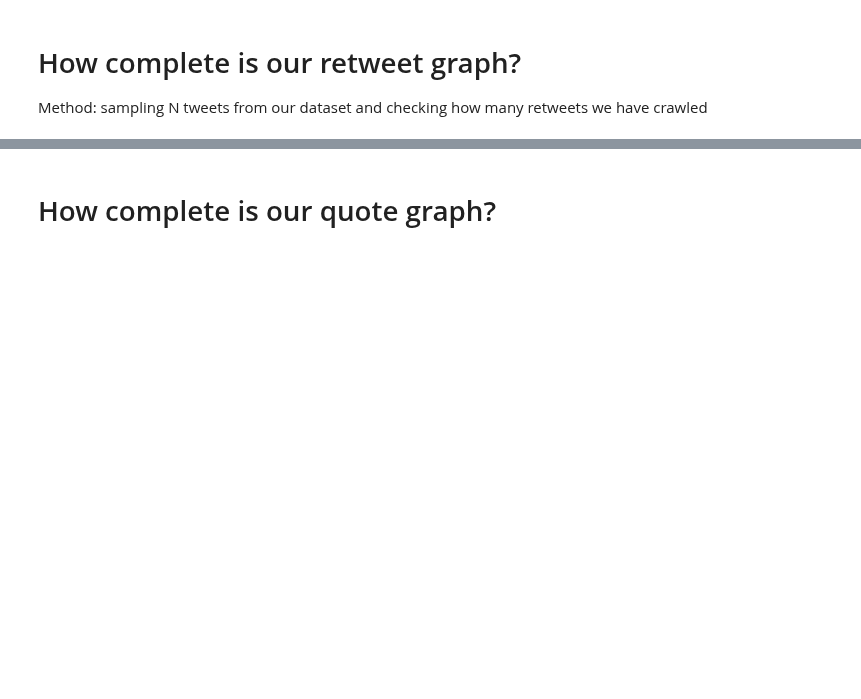
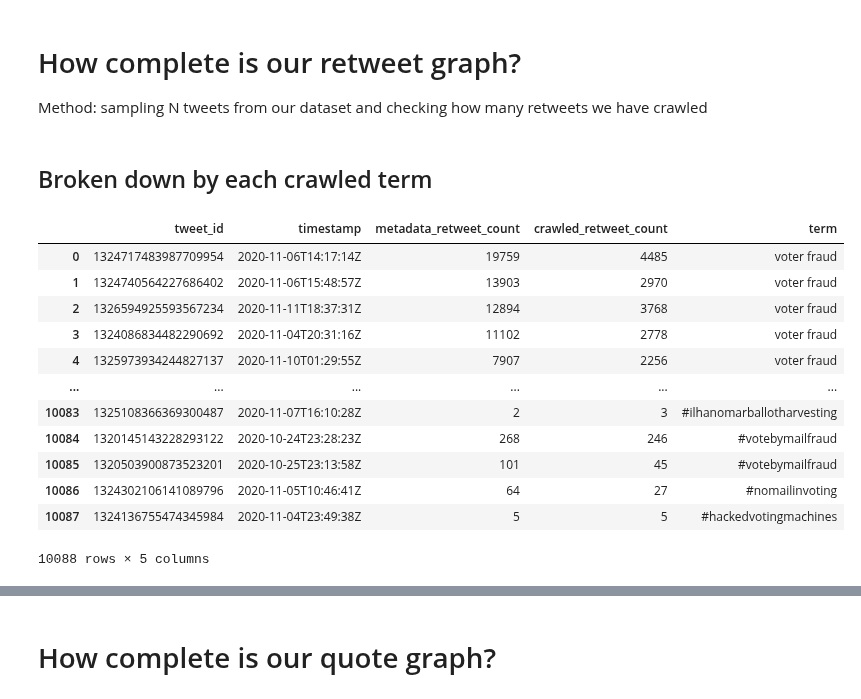
Before and after one commit to sTechLab/VoterFraud2020-analysis, a Jupyter notebook: notebooks/retweet_coverage.ipynb, the cells around one changed output, grey strips where cells are left out. Saved outputs shown, nothing was run; the diff lists cells and outputs as text; code cells hidden in the pictures; blank space fills up the shorter version.

```diff
--- a/notebooks/retweet_coverage.ipynb
+++ b/notebooks/retweet_coverage.ipynb
@@ -65,0 +82,2 @@ Method: sampling N tweets from our dataset and checking how many retweets we hav
+# %% [markdown]
+## Broken down by each crawled term
@@ -66 +122,19 @@ Method: sampling N tweets from our dataset and checking how many retweets we hav
+# %%
+# Load from csv
+combined_coverage_df = pd.read_csv("./data_export/combined_coverage_df.csv")
+combined_coverage_df
+# %% [output]
+|  | tweet_id | timestamp | metadata_retweet_count | crawled_retweet_count | term |
+| 0 | 1324717483987709954 | 2020-11-06T14:17:14Z | 19759 | 4485 | voter fraud |
+| 1 | 1324740564227686402 | 2020-11-06T15:48:57Z | 13903 | 2970 | voter fraud |
+| 2 | 1326594925593567234 | 2020-11-11T18:37:31Z | 12894 | 3768 | voter fraud |
+| 3 | 1324086834482290692 | 2020-11-04T20:31:16Z | 11102 | 2778 | voter fraud |
+| 4 | 1325973934244827137 | 2020-11-10T01:29:55Z | 7907 | 2256 | voter fraud |
+| ... | ... | ... | ... | ... | ... |
+| 10083 | 1325108366369300487 | 2020-11-07T16:10:28Z | 2 | 3 | #ilhanomarballotharvesting |
+| 10084 | 1320145143228293122 | 2020-10-24T23:28:23Z | 268 | 246 | #votebymailfraud |
+| 10085 | 1320503900873523201 | 2020-10-25T23:13:58Z | 101 | 45 | #votebymailfraud |
+| 10086 | 1324302106141089796 | 2020-11-05T10:46:41Z | 64 | 27 | #nomailinvoting |
+| 10087 | 1324136755474345984 | 2020-11-04T23:49:38Z | 5 | 5 | #hackedvotingmachines |
+10088 rows × 5 columns
 # %%
```
Also changed, not shown: parts of 16 cells of this notebook, 1 other file.
